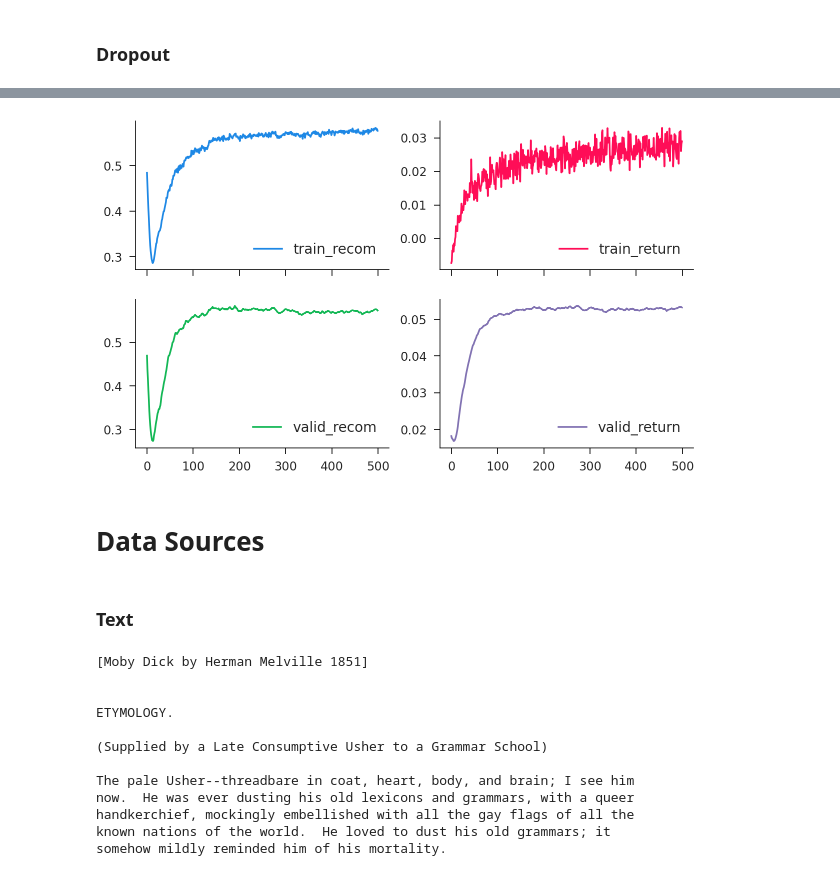
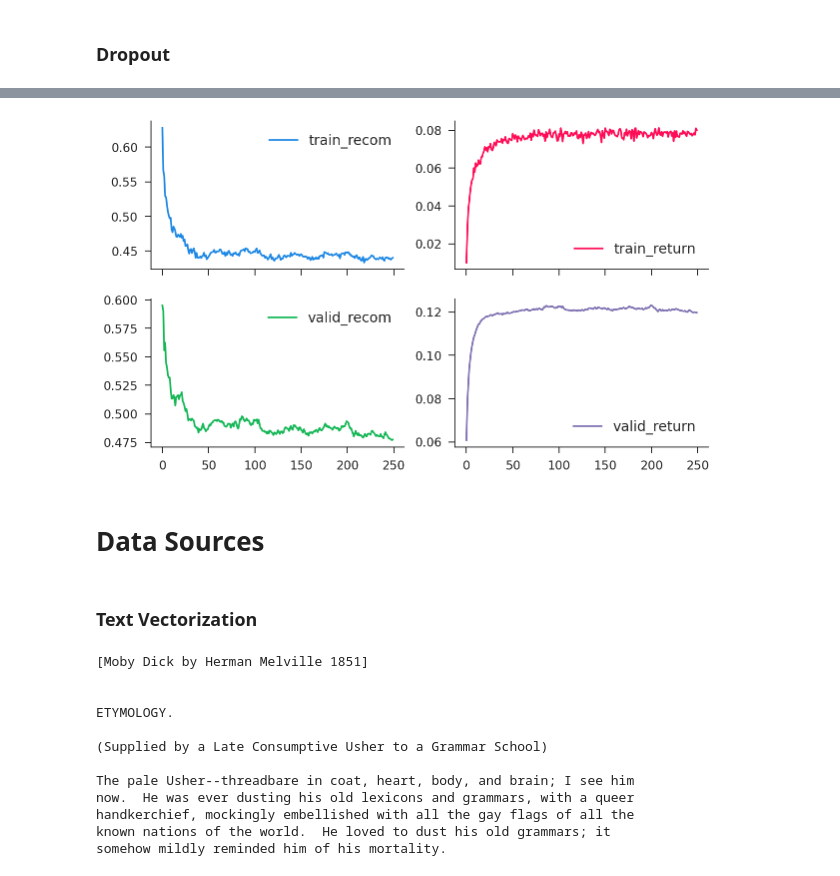
Before and after one commit to iamlemec/grad_code, a Jupyter notebook: lecture_5.ipynb, the cells around one changed output, grey strips where cells are left out. Drawn from its saved outputs; the diff is of its cells as text; code cells hidden in the pictures.

```diff
--- a/lecture_5.ipynb
+++ b/lecture_5.ipynb
@@ -116,9 +168,10 @@ K = T - L # number of subseries
 # %%
-# generate overlapping sequences
+# generate overlapping sequences with l-length history and single outcome
 def generate_sequences(vec, l):
     n, t = vec.shape
     k = t - l
-    series = torch.stack([vec[:, i:i+l] for i in range(k)], axis=-1)
-    series = series.transpose(1, 2).reshape((n*k, -1))
-    target = vec[:, l:].reshape((n*k,))
+    index0 = torch.arange(l).unsqueeze(0) + torch.arange(k).unsqueeze(1)
+    index = index0.flatten().expand(n, k*l)
+    series = torch.gather(vec, 1, index).reshape(n*k, l)
+    target = vec[:, l:].reshape(n*k)
     return series, target
@@ -142,7 +200,7 @@ def neural_trader(model, train_data, valid_data, lr=0.01, epochs=25, batch_size=
     valid_x, valid_y = valid_data.tensors
 
     # make model and optimizer
-    optim = torch.optim.Adam(model.parameters(), lr=lr)
+    optim = torch.optim.RMSprop(model.parameters(), lr=lr)
 
     # track history
     history = []
@@ -208,15 +270,17 @@ history.plot(subplots=True, layout=(2, 2), figsize=(10, 6));
 # %%
-momentum = 0.2
+# draw an MA(1) process with persistence ρ
+def gen_ma1(N, T, ρ=0.5):
+    tvec = torch.arange(T).flip(0)
+    ρvec = (ρ**tvec).unsqueeze(0)
+    shocks = torch.randn(N, T)
+    values = (ρvec*shocks).cumsum(1)/ρvec
+    return values
 # %%
-# generate training data
-train_moment_mean = momentum*torch.randn(N)
-train_moment_return = train_moment_mean[:, None] + torch.randn(N, T)
+ρ = 0.2
+train_moment_return = gen_ma1(N, T, ρ=ρ)
 train_moment_series, train_moment_target = generate_sequences(train_moment_return, L)
 train_moment_data = torch.utils.data.TensorDataset(train_moment_series, train_moment_target)
-
-# generate validation data
-valid_moment_mean = momentum*torch.randn(N)
-valid_moment_return = valid_moment_mean[:, None] + torch.randn(N, T)
+valid_moment_return = gen_ma1(M, T, ρ=ρ)
 valid_moment_series, valid_moment_target = generate_sequences(valid_moment_return, L)
 valid_moment_data = torch.utils.data.TensorDataset(valid_moment_series, valid_moment_target)
 # %%
@@ -252,12 +319,12 @@ history.plot(subplots=True, layout=(2, 2), figsize=(10, 6));
 # %%
 model_moment_dropout = DropoutTrader(lag=L, hid=5, drop=0.5)
-history = neural_trader(model_moment_dropout, train_moment_data, valid_moment_data, epochs=500)
+history = neural_trader(model_moment_dropout, train_moment_data, valid_moment_data, epochs=250)
 history.plot(subplots=True, layout=(2, 2), figsize=(10, 6));
 # %% [output]
-[figure, old version]
+[figure, new version]
 # %% [markdown]
 # Data Sources
-# %% [markdown]
-### Text
+# %% [markdown]
+### Text Vectorization
 # %%
 import re
```
Also changed, not shown: parts of 45 cells of this notebook, 1 other file.
